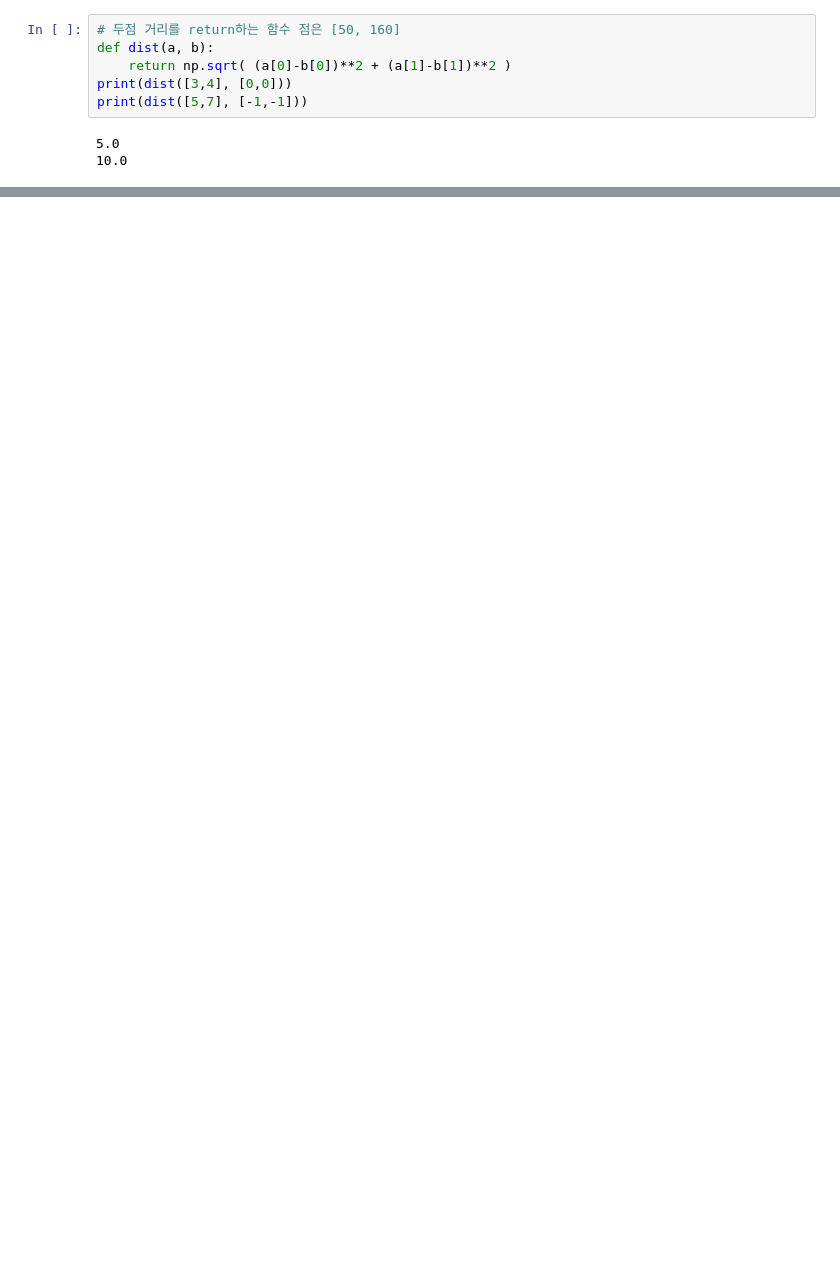
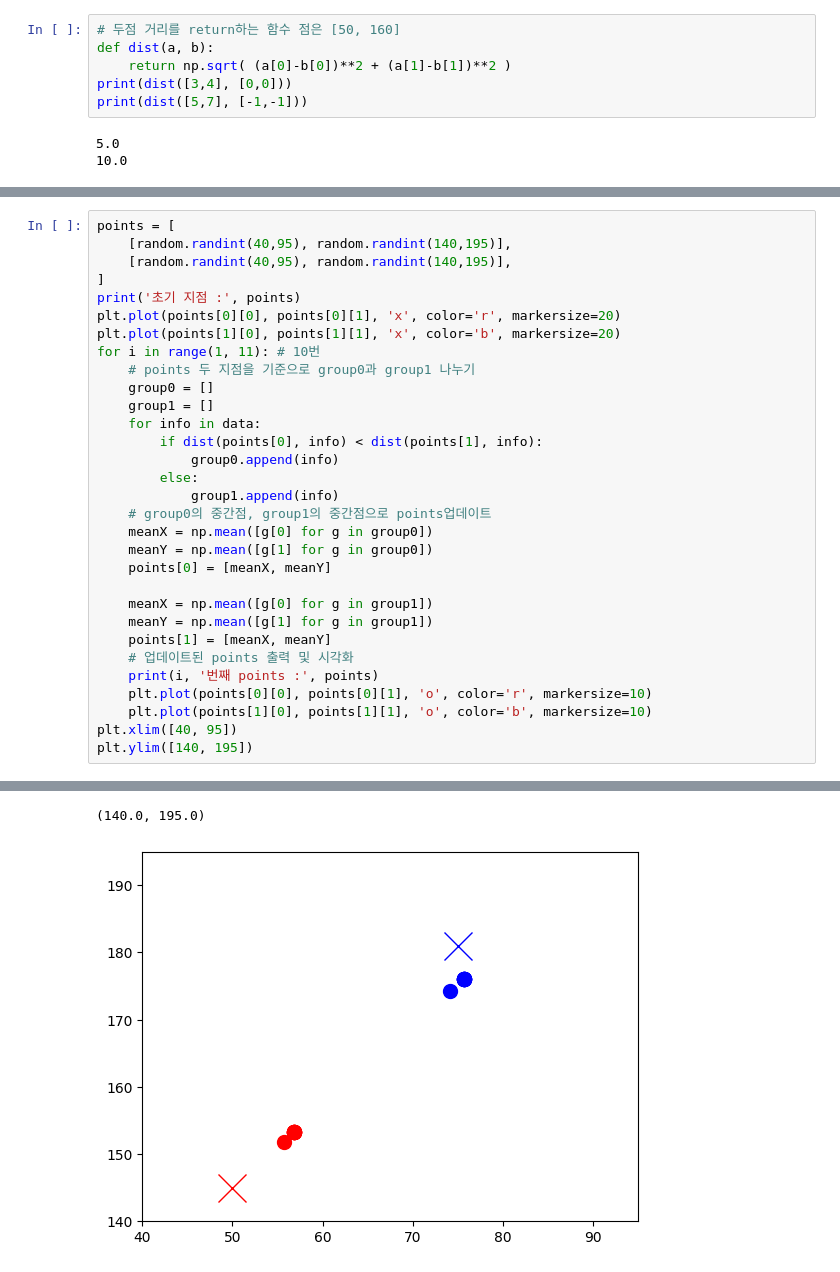
Before and after one commit to aibbai/ai, a Jupyter notebook: source/05_DeepLearning/03_비지도학습_군집분석.ipynb, the cells around one changed output, grey strips where cells are left out. Drawn from its saved outputs; the diff is of its cells as text; blank space fills up the shorter version.

```diff
--- a/source/05_DeepLearning/03_비지도학습_군집분석.ipynb
+++ b/source/05_DeepLearning/03_비지도학습_군집분석.ipynb
@@ -125,0 +152,32 @@ plt.show()
+# %%
+points = [
+    [random.randint(40,95), random.randint(140,195)],
+    [random.randint(40,95), random.randint(140,195)],
+]
+print('초기 지점 :', points)
+plt.plot(points[0][0], points[0][1], 'x', color='r', markersize=20)
+plt.plot(points[1][0], points[1][1], 'x', color='b', markersize=20)
+for i in range(1, 11): # 10번
+    # points 두 지점을 기준으로 group0과 group1 나누기
+    group0 = []
+    group1 = []
+    for info in data:
+        if dist(points[0], info) < dist(points[1], info):
+            group0.append(info)
+        else:
+            group1.append(info)
+    # group0의 중간점, group1의 중간점으로 points업데이트
+    meanX = np.mean([g[0] for g in group0])
+    meanY = np.mean([g[1] for g in group0])
+    points[0] = [meanX, meanY]
+
+    meanX = np.mean([g[0] for g in group1])
+    meanY = np.mean([g[1] for g in group1])
+    points[1] = [meanX, meanY]
+    # 업데이트된 points 출력 및 시각화
+    print(i, '번째 points :', points)
+    plt.plot(points[0][0], points[0][1], 'o', color='r', markersize=10)
+    plt.plot(points[1][0], points[1][1], 'o', color='b', markersize=10)
+plt.xlim([40, 95])
+plt.ylim([140, 195])
+# %% [output]
@@ -125,0 +195,2 @@ plt.show()
+(140.0, 195.0)
+[figure, added]
```
Also changed, not shown: parts of 19 cells of this notebook, 4 other files.
